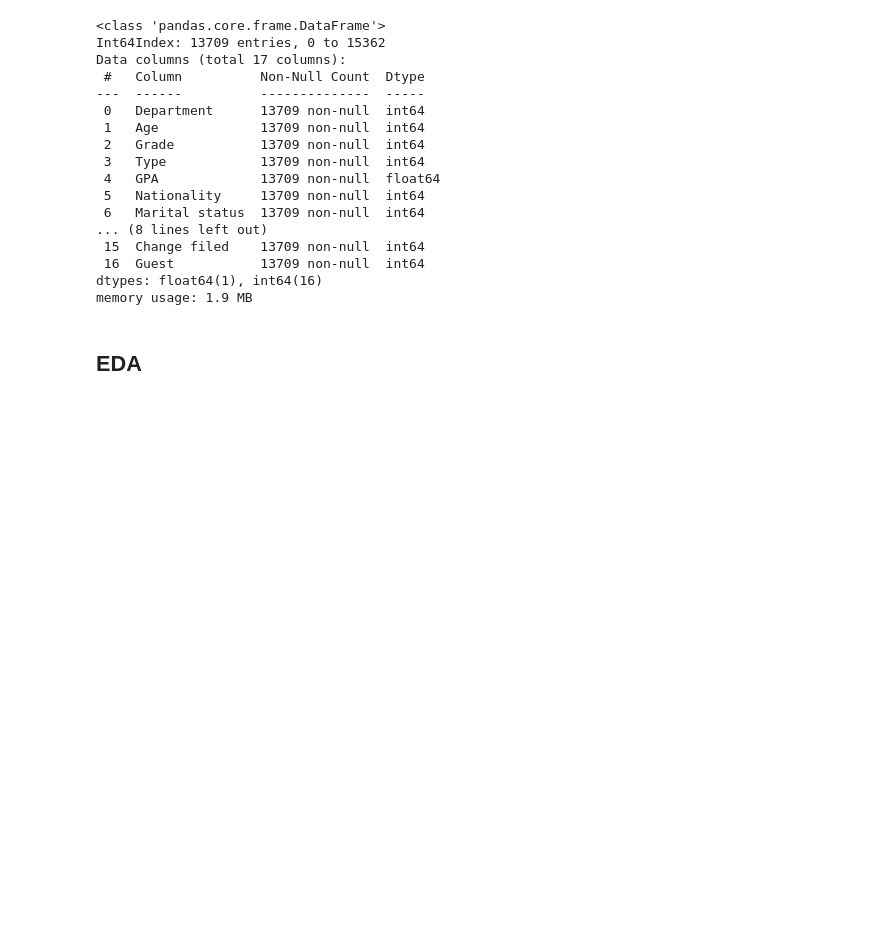
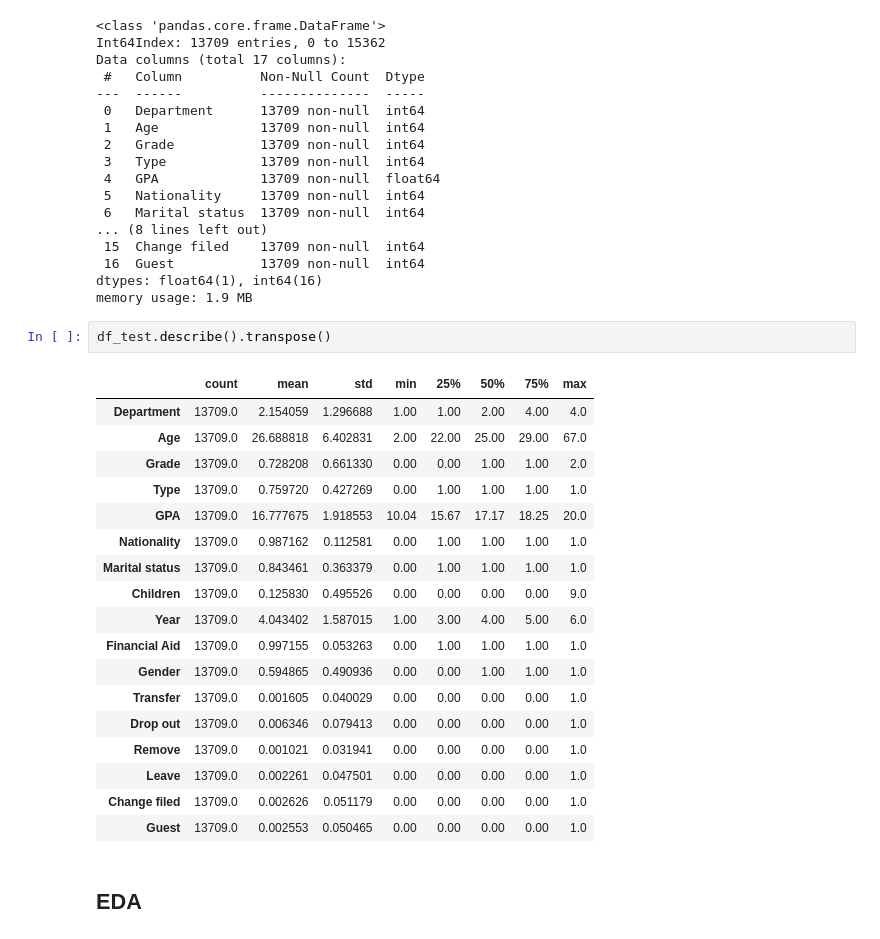
Before and after one commit to mghasemi19/ML_EconEduc, a Jupyter notebook: Type_classification.ipynb, the cells around one changed output. Drawn from its saved outputs; the diff is of its cells as text; blank space fills up the shorter version.

Commit message:
Descriptive info for Type

```diff
--- a/Type_classification.ipynb
+++ b/Type_classification.ipynb
@@ -81,6 +81,27 @@ Data columns (total 17 columns):
  16  Guest           13709 non-null  int64
 dtypes: float64(1), int64(16)
 memory usage: 1.9 MB
+# %%
+df_test.describe().transpose()
+# %% [output]
+|  | count | mean | std | min | 25% | 50% | 75% | max |
+| Department | 13709.0 | 2.154059 | 1.296688 | 1.00 | 1.00 | 2.00 | 4.00 | 4.0 |
+| Age | 13709.0 | 26.688818 | 6.402831 | 2.00 | 22.00 | 25.00 | 29.00 | 67.0 |
+| Grade | 13709.0 | 0.728208 | 0.661330 | 0.00 | 0.00 | 1.00 | 1.00 | 2.0 |
+| Type | 13709.0 | 0.759720 | 0.427269 | 0.00 | 1.00 | 1.00 | 1.00 | 1.0 |
+| GPA | 13709.0 | 16.777675 | 1.918553 | 10.04 | 15.67 | 17.17 | 18.25 | 20.0 |
+| Nationality | 13709.0 | 0.987162 | 0.112581 | 0.00 | 1.00 | 1.00 | 1.00 | 1.0 |
+| Marital status | 13709.0 | 0.843461 | 0.363379 | 0.00 | 1.00 | 1.00 | 1.00 | 1.0 |
+| Children | 13709.0 | 0.125830 | 0.495526 | 0.00 | 0.00 | 0.00 | 0.00 | 9.0 |
+| Year | 13709.0 | 4.043402 | 1.587015 | 1.00 | 3.00 | 4.00 | 5.00 | 6.0 |
+| Financial Aid | 13709.0 | 0.997155 | 0.053263 | 0.00 | 1.00 | 1.00 | 1.00 | 1.0 |
+| Gender | 13709.0 | 0.594865 | 0.490936 | 0.00 | 0.00 | 1.00 | 1.00 | 1.0 |
+| Transfer | 13709.0 | 0.001605 | 0.040029 | 0.00 | 0.00 | 0.00 | 0.00 | 1.0 |
+| Drop out | 13709.0 | 0.006346 | 0.079413 | 0.00 | 0.00 | 0.00 | 0.00 | 1.0 |
+| Remove | 13709.0 | 0.001021 | 0.031941 | 0.00 | 0.00 | 0.00 | 0.00 | 1.0 |
+| Leave | 13709.0 | 0.002261 | 0.047501 | 0.00 | 0.00 | 0.00 | 0.00 | 1.0 |
+| Change filed | 13709.0 | 0.002626 | 0.051179 | 0.00 | 0.00 | 0.00 | 0.00 | 1.0 |
+| Guest | 13709.0 | 0.002553 | 0.050465 | 0.00 | 0.00 | 0.00 | 0.00 | 1.0 |
 # %% [markdown]
 ## EDA
 # %%
```
